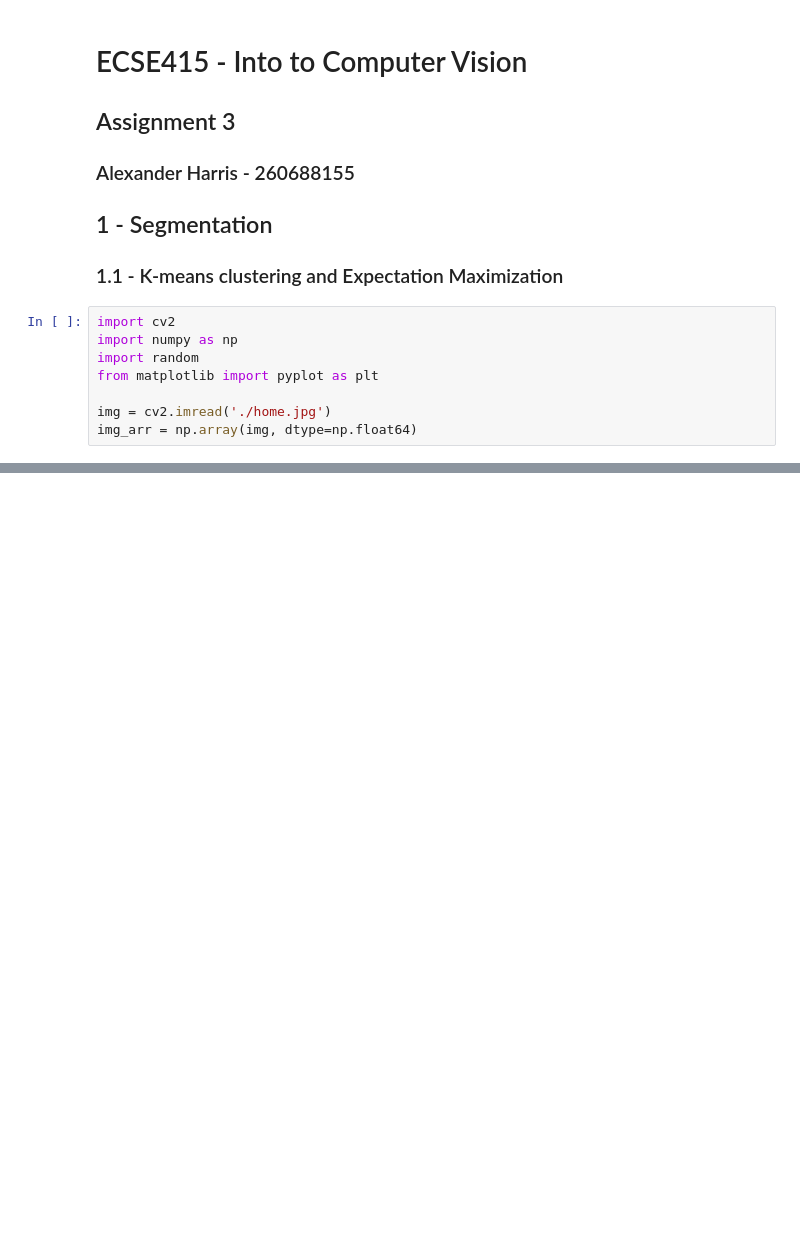
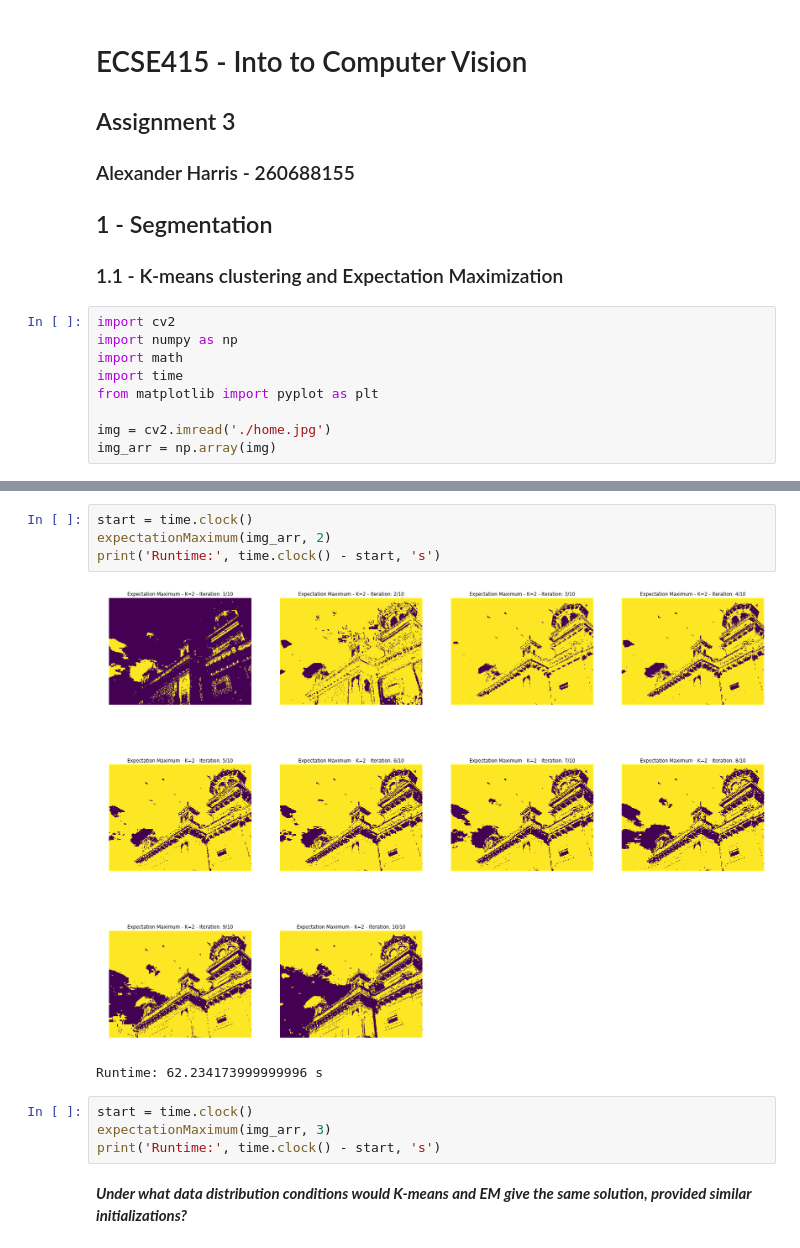
Before and after one commit to alexH2456/ECSE415, a Jupyter notebook: src/a3/Kmeans_EM.ipynb, the cells around one changed output, grey strips where cells are left out. Cells and saved outputs as stored; diff of their text form; blank space fills up the shorter version.

```diff
--- a/src/a3/Kmeans_EM.ipynb
+++ b/src/a3/Kmeans_EM.ipynb
@@ -8,8 +8,9 @@
 # %%
 import cv2
 import numpy as np
-import random
+import math
+import time
 from matplotlib import pyplot as plt
 
 img = cv2.imread('./home.jpg')
-img_arr = np.array(img, dtype=np.float64)
+img_arr = np.array(img)
@@ -69,0 +141,13 @@ def expectationMax(arr, k, maxIters):
+# %%
+start = time.clock()
+expectationMaximum(img_arr, 2)
+print('Runtime:', time.clock() - start, 's')
+# %% [output]
+[figure, added]
+Runtime: 62.234173999999996 s
+# %%
+start = time.clock()
+expectationMaximum(img_arr, 3)
+print('Runtime:', time.clock() - start, 's')
+# %% [markdown]
+***Under what data distribution conditions would K-means and EM give the same solution, provided similar initializations?***
```
Also changed, not shown: parts of 8 cells of this notebook.
